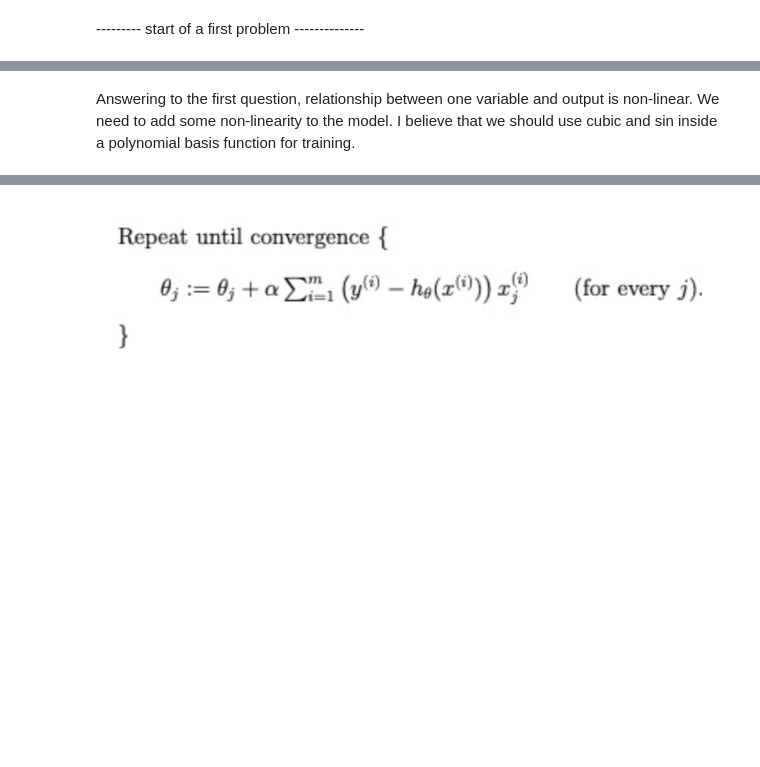
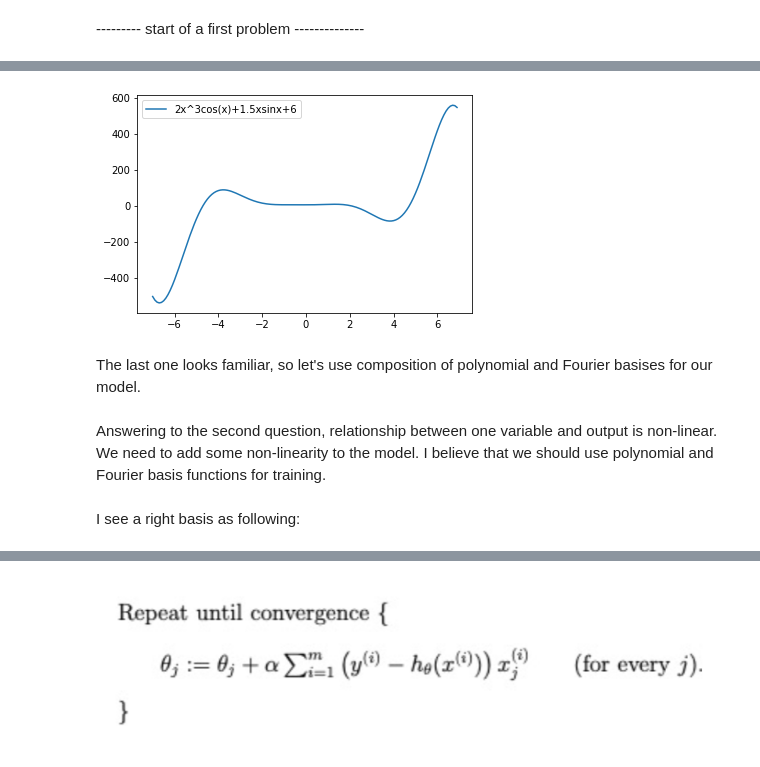
Before and after one commit to BorisOskolkov/MLcourse, a Jupyter notebook: asng01/A01_task.ipynb, the cells around one changed output, grey strips where cells are left out. Cells and saved outputs as stored; diff of their text form; code cells hidden in the pictures; blank space fills up the shorter version.

```diff
--- a/asng01/A01_task.ipynb
+++ b/asng01/A01_task.ipynb
@@ -31,2 +62,12 @@ plt.plot(x_test, y_test, 'go')
+# %%
+plt.plot(x, y4, label="2x^3cos(x)+1.5xsinx+6")
+plt.legend()
+plt.show()
+# %% [output]
+[figure, added]
+# %% [markdown]
+The last one looks familiar, so let's use composition of polynomial and Fourier basises for our model.
 # %% [markdown]
-Answering to the first question, relationship between one variable and output is non-linear. We need to add some non-linearity to the model. I believe that we should use cubic and sin inside a polynomial basis function for training.
+Answering to the second question, relationship between one variable and output is non-linear. We need to add some non-linearity to the model. I believe that we should use polynomial and Fourier basis functions for training.
+# %% [markdown]
+I see a right basis as following:
```
Also changed, not shown: parts of 10 cells of this notebook.
